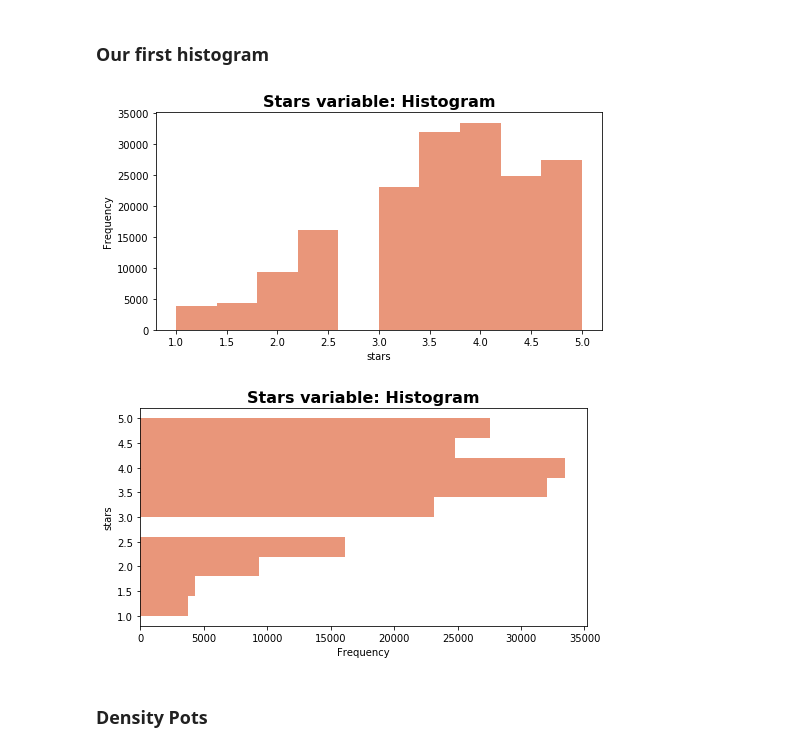
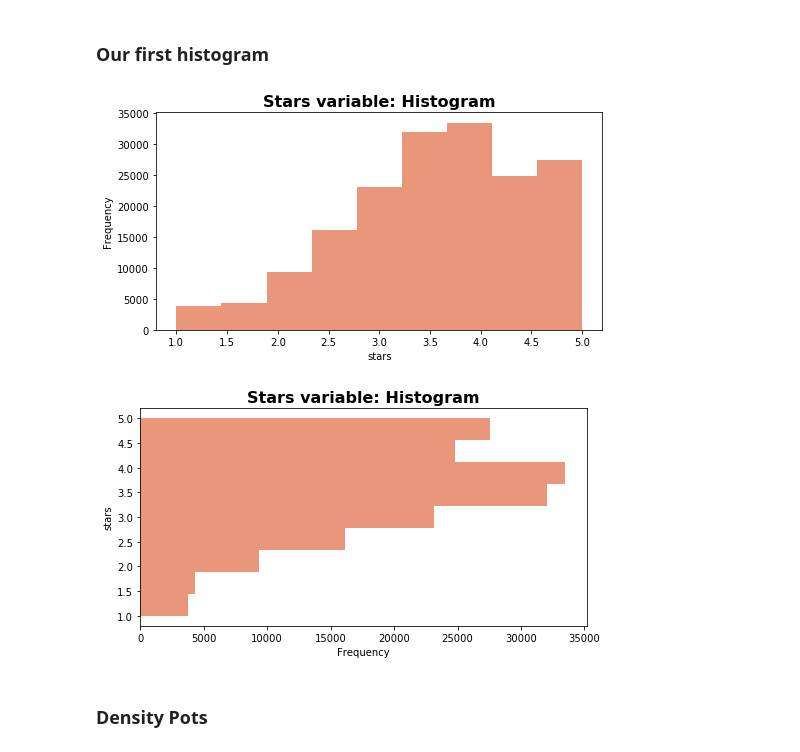
Before and after one commit to lrargerich/7506, a Jupyter notebook: Notebooks/Yelp/Yelp.ipynb, the cells around one changed output. Drawn from its saved outputs; the diff is of its cells as text; code cells hidden in the pictures.

```diff
--- a/Notebooks/Yelp/Yelp.ipynb
+++ b/Notebooks/Yelp/Yelp.ipynb
@@ -28,8 +28,8 @@ import matplotlib.pyplot as plt
 #### To see what we just read, we will be using the head() function. We can indicate the number of rows as a parameter, or by default it will show 5 rows.
 ####
 # %%
-business = pd.read_csv('Data/Yelp/yelp_business.csv')
-business.head()
+business = pd.read_csv('/data/Yelp/yelp_business.csv')
+business.head(2)
 # %% [output]
 |  | business_id | name | neighborhood | address | city | state | postal_code | latitude | longitude | ... |
 | 0 | FYWN1wneV18bWNgQjJ2GNg | "Dental by Design" | NaN | "4855 E Warner Rd, Ste B9" | Ahwatukee | AZ | 85044 | 33.330690 | -111.978599 | ... |
@@ -896,3 +845,3 @@ business
 # %%
-business.set_index('business_id')['top_business'].head
+business.set_index('business_id')['top_business'].head()
 # %% [output]
@@ -2266,24 +2162,24 @@ ax = fig.add_subplot(111)
 
 plt.title('Stars variable: Histogram',fontsize=16,fontweight='bold')
 ax.set_xlabel('stars')
-business['stars'].plot.hist(color='darksalmon', figsize=(8, 4))
+business['stars'].plot.hist(color='darksalmon', figsize=(8, 4), bins = 9)
 
 plt.show()
 # %% [output]
-[figure, old version]
+[figure, new version]
 # %%
 # Similar but horizontal
 
 fig=plt.figure()
 ax = fig.add_subplot(111)
 
 plt.title('Stars variable: Histogram',fontsize=16,fontweight='bold')
 ax.set_ylabel('stars')
-business['stars'].plot.hist(orientation='horizontal',color='darksalmon', figsize=(8, 4))
+business['stars'].plot.hist(orientation='horizontal',color='darksalmon', bins = 9, figsize=(8, 4))
 
 plt.show()
 # %% [output]
-[figure, old version]
+[figure, new version]
 # %% [markdown]
 ### Density Pots
 # %%
```
Also changed, not shown: parts of 54 cells of this notebook, 2 other files.
